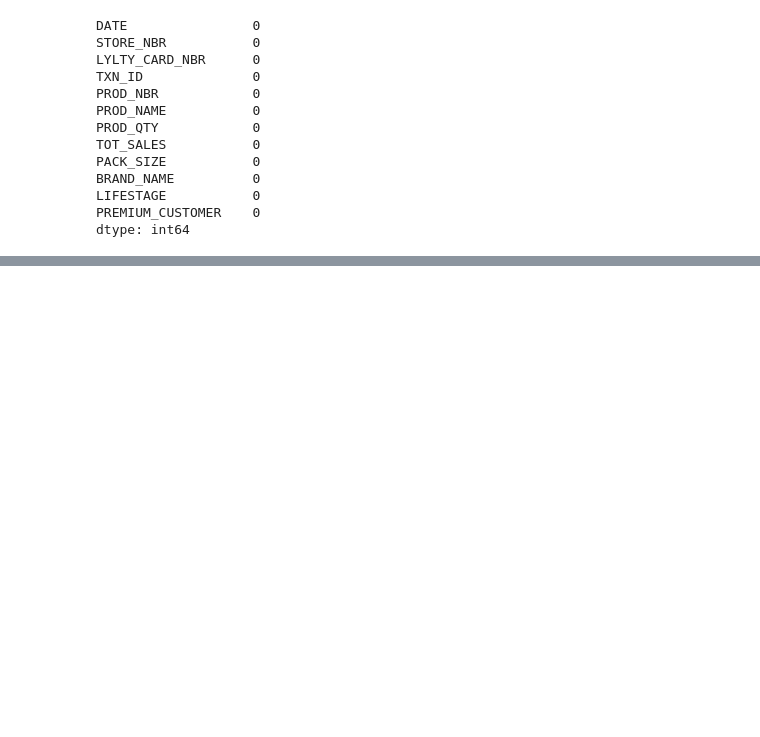
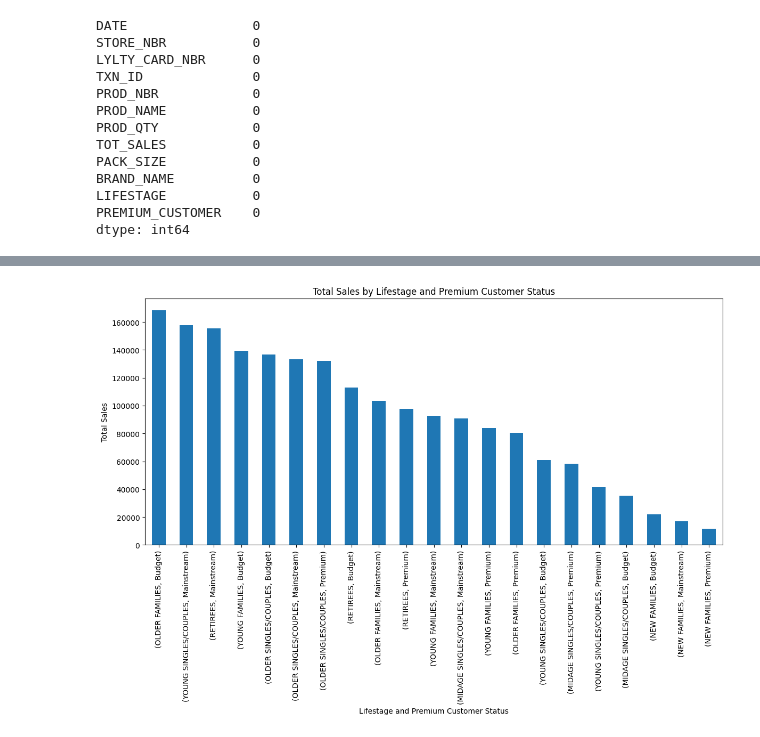
Before and after one commit to 87690ut/Virtual-Internships-Portfolio, a Jupyter notebook: Python_EDA/Customer_analysis.ipynb, the cells around one changed output, grey strips where cells are left out. Drawn from its saved outputs; the diff is of its cells as text; code cells hidden in the pictures; blank space fills up the shorter version.

```diff
--- a/Python_EDA/Customer_analysis.ipynb
+++ b/Python_EDA/Customer_analysis.ipynb
@@ -296,0 +313,4 @@ dtype: int64
+# %%
+identification = full_df.groupby(['LIFESTAGE', 'PREMIUM_CUSTOMER'])['TOT_SALES'].sum().sort_values(ascending=False) # grouping the data on the basis of lifestage and premium customer status for getting the total sales for each group and then sorting it in descending order.
+master_df = pd.DataFrame(identification)
+master_df
@@ -296,0 +336,9 @@ dtype: int64
+# %%
+identification.plot(kind='bar', figsize=(14,6))
+plt.title('Total Sales by Lifestage and Premium Customer Status')
+plt.xlabel('Lifestage and Premium Customer Status')
+plt.ylabel('Total Sales')
+plt.xticks(rotation=90)
+plt.show()
+# %% [output]
+[figure, added]
```
Also changed, not shown: parts of 3 cells of this notebook.
